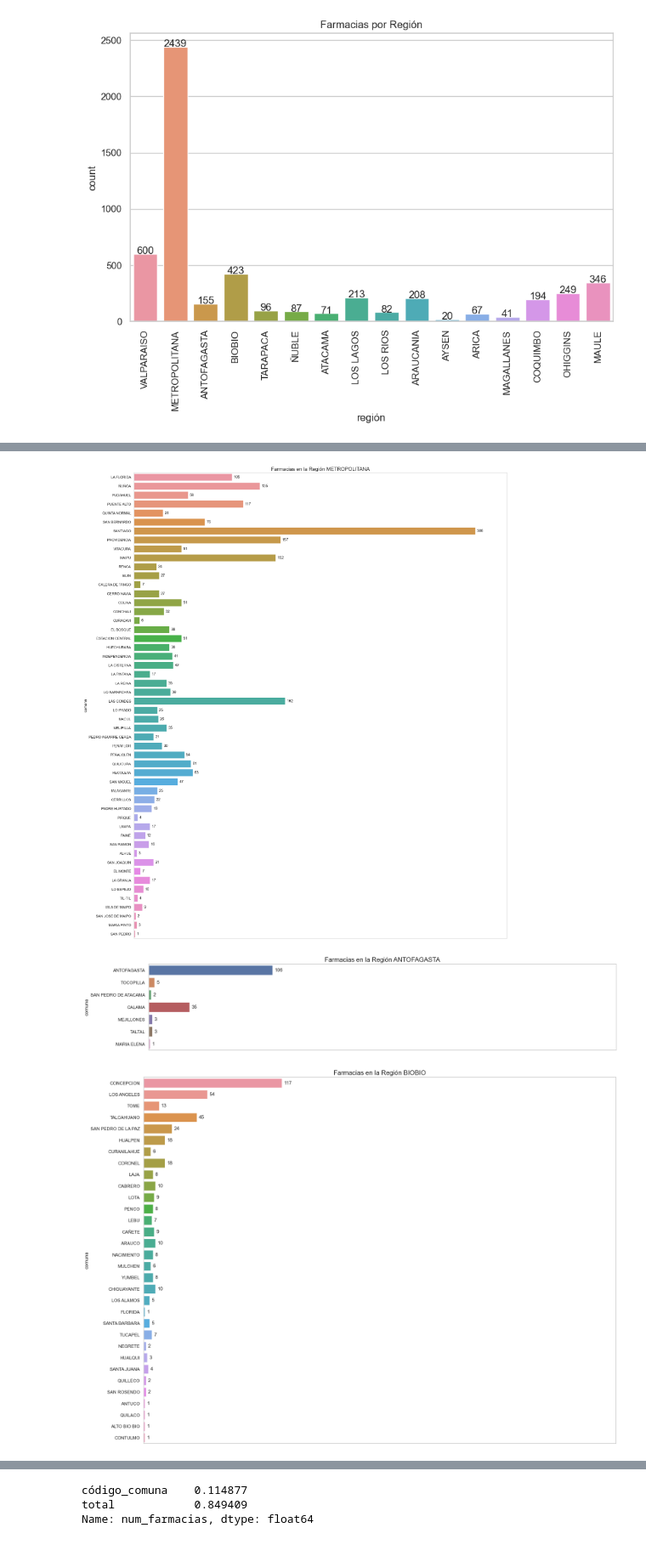
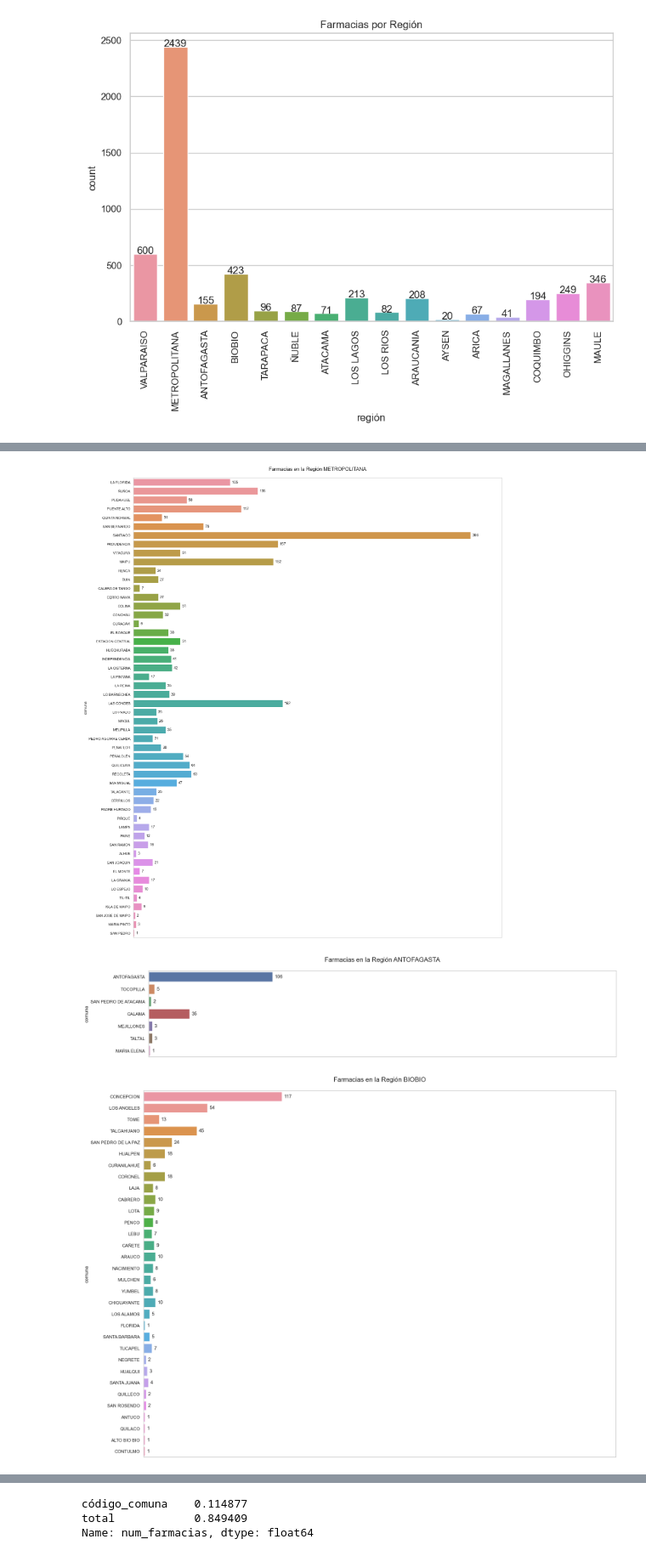
Before and after one commit to Utmite/imt2200-project, a Jupyter notebook: src/Pregunta_3.ipynb, the cells around one changed output, grey strips where cells are left out. Shown at 85% size. Drawn from its saved outputs; the diff is of its cells as text; code cells hidden in the pictures.

```diff
--- a/src/Pregunta_3.ipynb
+++ b/src/Pregunta_3.ipynb
@@ -176,14 +176,14 @@ plt.show()
 regiones_unicas = df_farmacias['región'].unique()
 
 for region in regiones_unicas:
-    plt.figure(figsize=(21, 0.4 + len(df_farmacias[df_farmacias["región"] == region]["comuna"].unique()) / 2))
+    plt.figure(figsize=(21, 0.5 + len(df_farmacias[df_farmacias["región"] == region]["comuna"].unique()) / 2))
     ax = sns.countplot(data=df_farmacias[df_farmacias['región'] == region], y="comuna")
 
     for p in ax.patches:
         ax.annotate(f'{int(p.get_width())}', (p.get_width(), p.get_y() + p.get_height() / 2.),
                     ha='left', va='center', xytext=(5, 0), textcoords='offset points')
 
-    plt.title(f'Farmacias en la Región {region}', fontsize=16)
+    plt.title(f'\nFarmacias en la Región {region}\n', fontsize=16)
     plt.xlim(0, 400)
     ax.xaxis.set_visible(False)
     plt.show()
@@ -192,3 +192,3 @@ for region in regiones_unicas:
-[figure, old version]
+[figure, new version]
-[figure, old version]
+[figure, new version]
-[figure, old version]
+[figure, new version]
```
Also changed, not shown: parts of 4 cells of this notebook.
